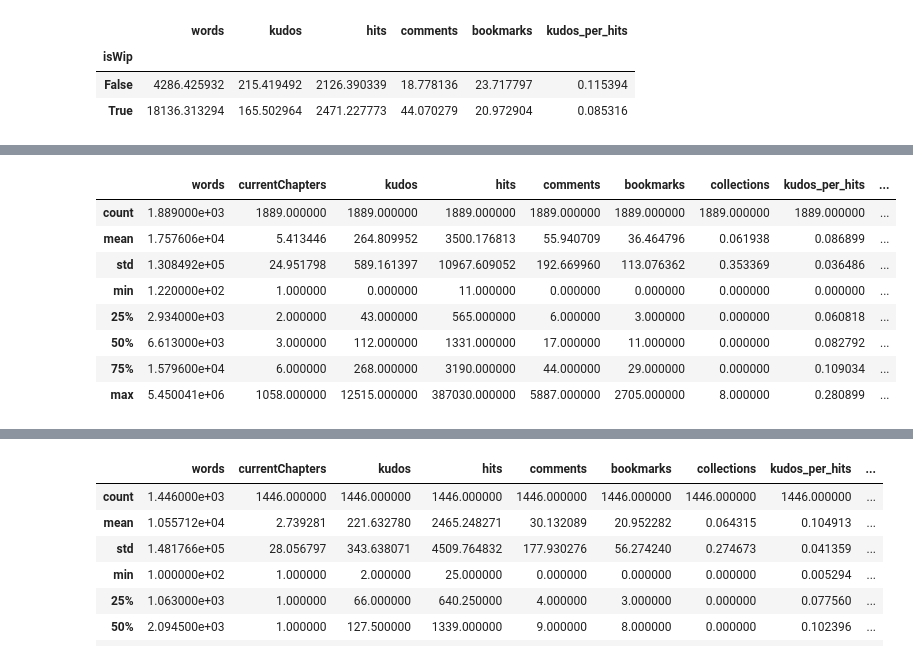
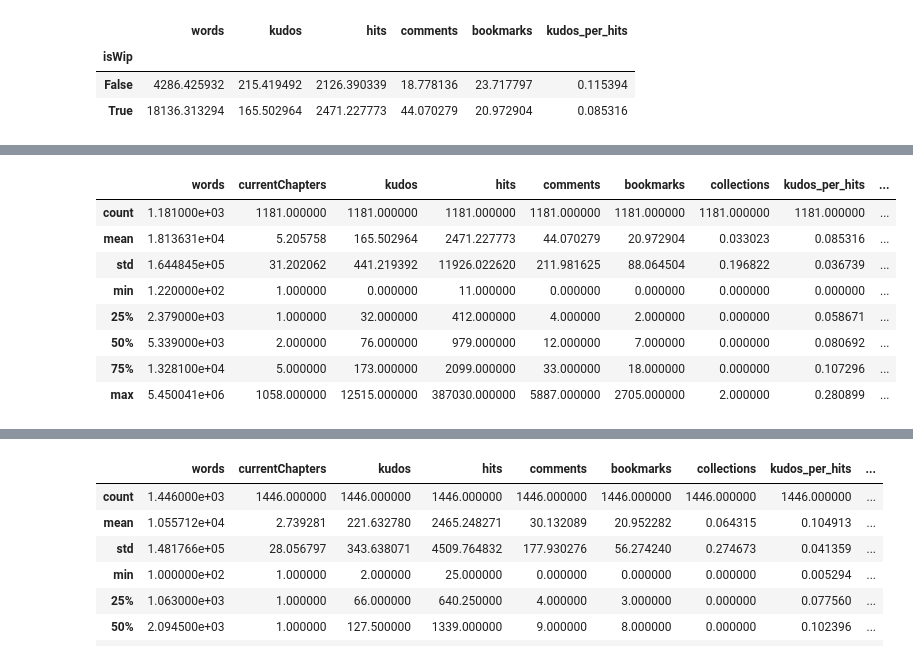
Before and after one commit to ani-exe/simple_ao3_scraper, a Jupyter notebook: notebook.ipynb, the cells around one changed output, grey strips where cells are left out. Cells and saved outputs as stored; diff of their text form; code cells hidden in the pictures.

```diff
--- a/notebook.ipynb
+++ b/notebook.ipynb
@@ -50,6 +50,7 @@ df = df.assign(kudos_per_hits = df.kudos / df.hits)
 df['lastUpdated'] = pd.to_datetime(df['lastUpdated']).apply(lambda x: x.strftime('%Y-%m-%d')if not pd.isnull(x) else '')
 df['date'] = pd.to_datetime(df['lastUpdated'])
 df['rating'] = df['rating'].str[:1]
+df['rating'] = pd.Categorical(df['rating'], ['G', 'T', 'M', 'E', 'N'])
 
 df = df.assign(numSeries = df['seriesMeta'].str.len())
 df
@@ -142,14 +181,15 @@ oneshot_avg_stats.describe()
 # %%
 #multichap fics only
 multichap_avg_stats = df[df["intendedChapters"] != "1"] # could be a number or a '?'
-multichap_avg_stats.describe()
+multichap_unfinished = multichap_avg_stats[multichap_avg_stats["isWip"] == True]
+multichap_unfinished.describe()
 # %% [output]
 |  | words | currentChapters | kudos | hits | comments | bookmarks | collections | kudos_per_hits | ... |
-| count | 1.889000e+03 | 1889.000000 | 1889.000000 | 1889.000000 | 1889.000000 | 1889.000000 | 1889.000000 | 1889.000000 | ... |
-| mean | 1.757606e+04 | 5.413446 | 264.809952 | 3500.176813 | 55.940709 | 36.464796 | 0.061938 | 0.086899 | ... |
-| std | 1.308492e+05 | 24.951798 | 589.161397 | 10967.609052 | 192.669960 | 113.076362 | 0.353369 | 0.036486 | ... |
+| count | 1.181000e+03 | 1181.000000 | 1181.000000 | 1181.000000 | 1181.000000 | 1181.000000 | 1181.000000 | 1181.000000 | ... |
+| mean | 1.813631e+04 | 5.205758 | 165.502964 | 2471.227773 | 44.070279 | 20.972904 | 0.033023 | 0.085316 | ... |
+| std | 1.644845e+05 | 31.202062 | 441.219392 | 11926.022620 | 211.981625 | 88.064504 | 0.196822 | 0.036739 | ... |
 | min | 1.220000e+02 | 1.000000 | 0.000000 | 11.000000 | 0.000000 | 0.000000 | 0.000000 | 0.000000 | ... |
-| 25% | 2.934000e+03 | 2.000000 | 43.000000 | 565.000000 | 6.000000 | 3.000000 | 0.000000 | 0.060818 | ... |
-| 50% | 6.613000e+03 | 3.000000 | 112.000000 | 1331.000000 | 17.000000 | 11.000000 | 0.000000 | 0.082792 | ... |
-| 75% | 1.579600e+04 | 6.000000 | 268.000000 | 3190.000000 | 44.000000 | 29.000000 | 0.000000 | 0.109034 | ... |
-| max | 5.450041e+06 | 1058.000000 | 12515.000000 | 387030.000000 | 5887.000000 | 2705.000000 | 8.000000 | 0.280899 | ... |
+| 25% | 2.379000e+03 | 1.000000 | 32.000000 | 412.000000 | 4.000000 | 2.000000 | 0.000000 | 0.058671 | ... |
+| 50% | 5.339000e+03 | 2.000000 | 76.000000 | 979.000000 | 12.000000 | 7.000000 | 0.000000 | 0.080692 | ... |
+| 75% | 1.328100e+04 | 5.000000 | 173.000000 | 2099.000000 | 33.000000 | 18.000000 | 0.000000 | 0.107296 | ... |
+| max | 5.450041e+06 | 1058.000000 | 12515.000000 | 387030.000000 | 5887.000000 | 2705.000000 | 2.000000 | 0.280899 | ... |
```
Also changed, not shown: parts of 58 cells of this notebook.
